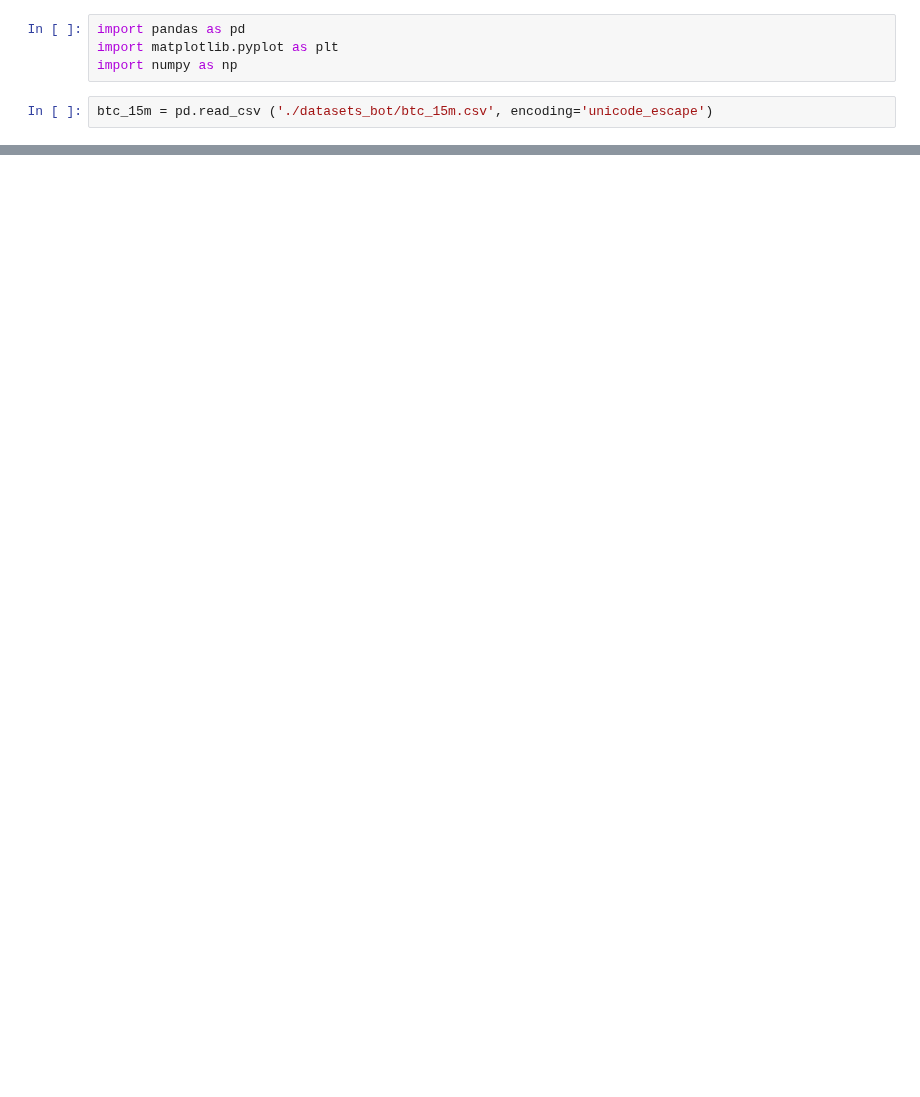
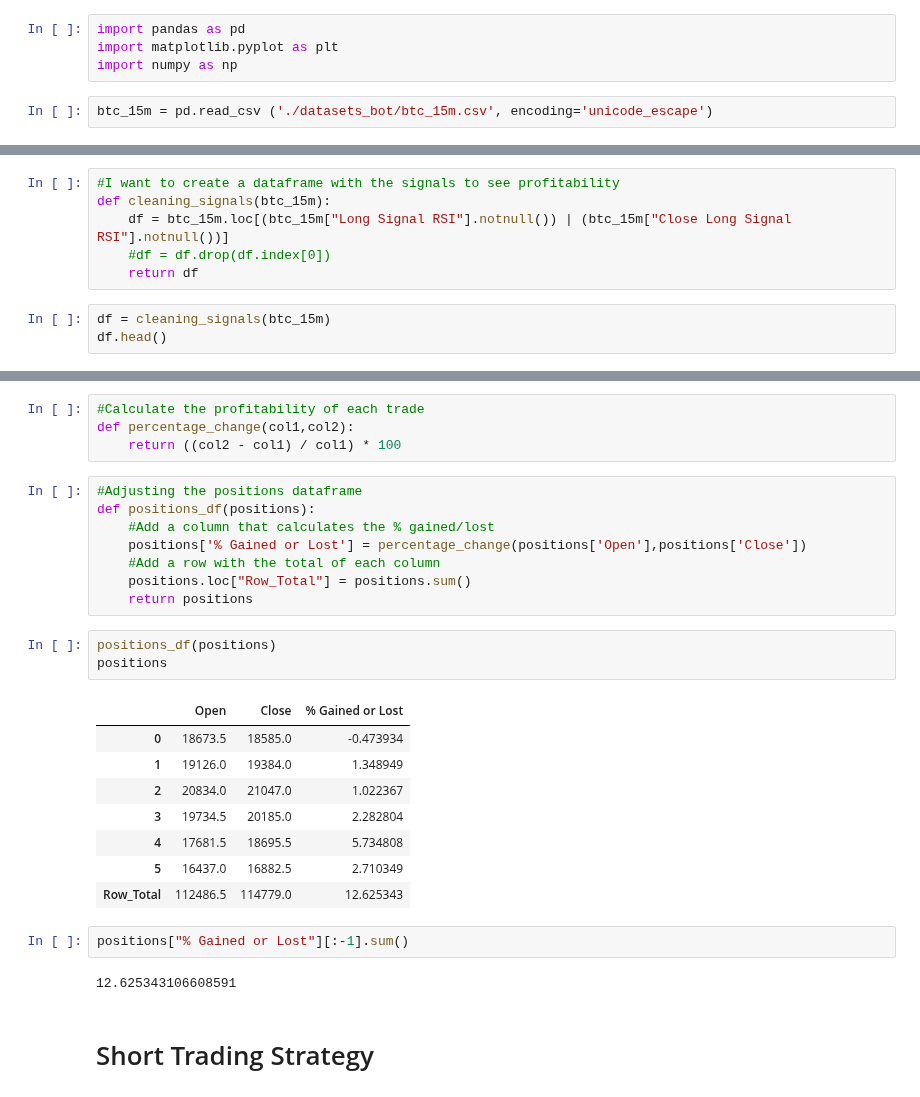
Before and after one commit to litosmunoz/Introduction-to-Quantitative-Trading, a Jupyter notebook: backtesting_bot/btc_15m.ipynb, the cells around one changed output, grey strips where cells are left out. Drawn from its saved outputs; the diff is of its cells as text; blank space fills up the shorter version.

```diff
--- a/backtesting_bot/btc_15m.ipynb
+++ b/backtesting_bot/btc_15m.ipynb
@@ -314,0 +131,9 @@ positions
+# %%
+#I want to create a dataframe with the signals to see profitability
+def cleaning_signals(btc_15m):
+    df = btc_15m.loc[(btc_15m["Long Signal RSI"].notnull()) | (btc_15m["Close Long Signal RSI"].notnull())]
+    #df = df.drop(df.index[0])
+    return df
+# %%
+df = cleaning_signals(btc_15m)
+df.head()
@@ -314,0 +167,30 @@ positions
+# %%
+#Calculate the profitability of each trade
+def percentage_change(col1,col2):
+    return ((col2 - col1) / col1) * 100
+# %%
+#Adjusting the positions dataframe
+def positions_df(positions):
+    #Add a column that calculates the % gained/lost
+    positions['% Gained or Lost'] = percentage_change(positions['Open'],positions['Close'])
+    #Add a row with the total of each column
+    positions.loc["Row_Total"] = positions.sum()
+    return positions
+# %%
+positions_df(positions)
+positions
+# %% [output]
+|  | Open | Close | % Gained or Lost |
+| 0 | 18673.5 | 18585.0 | -0.473934 |
+| 1 | 19126.0 | 19384.0 | 1.348949 |
+| 2 | 20834.0 | 21047.0 | 1.022367 |
+| 3 | 19734.5 | 20185.0 | 2.282804 |
+| 4 | 17681.5 | 18695.5 | 5.734808 |
+| 5 | 16437.0 | 16882.5 | 2.710349 |
+| Row_Total | 112486.5 | 114779.0 | 12.625343 |
+# %%
+positions["% Gained or Lost"][:-1].sum()
+# %% [output]
+12.625343106608591
+# %% [markdown]
+# Short Trading Strategy
```
Also changed, not shown: parts of 53 cells of this notebook, 7 other files.
